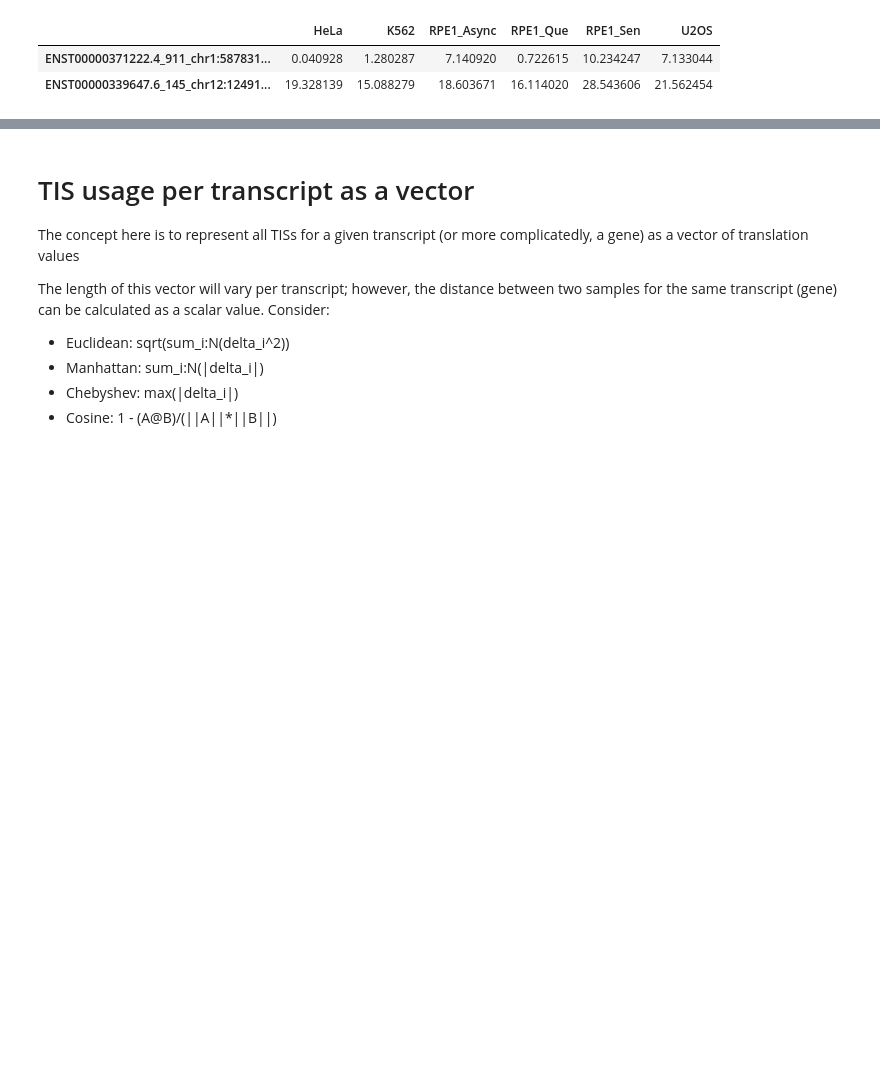
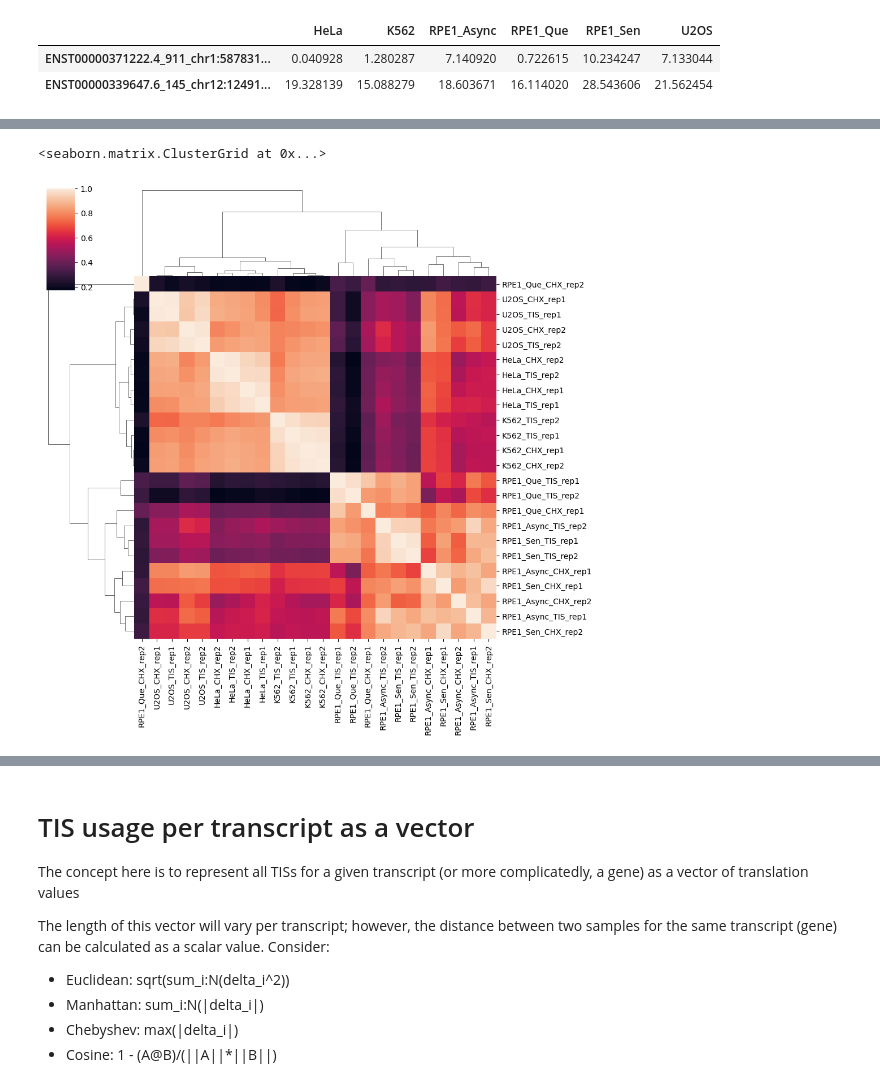
Before and after one commit to cheeseman-lab/coTISja, a Jupyter notebook: src/notebooks/sample_comparison.ipynb, the cells around one changed output, grey strips where cells are left out. Drawn from its saved outputs; the diff is of its cells as text; code cells hidden in the pictures; blank space fills up the shorter version.

```diff
--- a/src/notebooks/sample_comparison.ipynb
+++ b/src/notebooks/sample_comparison.ipynb
@@ -1738,0 +1735,3 @@ rna_counts.loc[['ENST00000371222.4_911_chr1:58783136:-',
+# %%
+rnaseq_manifest = pd.read_csv('/lab/barcheese01/aTIS_data/counts/manifest.csv')
+rnaseq_manifest['sample_string'] = rnaseq_manifest.apply(lambda x: x['cell_line'] + '_' + x['condition'] + '_rep' + str(x['rep']), axis=1)
@@ -1738,0 +1758,14 @@ rna_counts.loc[['ENST00000371222.4_911_chr1:58783136:-',
+# %%
+sample_to_rnaseq = dict()
+for i, r in rnaseq_manifest.iterrows():
+    sample_to_rnaseq[r['sample_string']] = pd.read_csv(os.path.join('/lab/barcheese01/aTIS_data', r['local_path']), sep='\t', index_col=0, header=None)
+# %%
+rnaseq_raw_counts = pd.concat(sample_to_rnaseq, axis=1).drop(
+    ['__no_feature', '__ambiguous', '__too_low_aQual', '__not_aligned', '__alignment_not_unique'], axis=0
+).droplevel(1, axis=1)
+corr_matrix = rnaseq_raw_counts.corr()
+# %%
+sns.clustermap(corr_matrix)
+# %% [output]
+<seaborn.matrix.ClusterGrid at 0x...>
+[figure, added]
```
Also changed, not shown: parts of 31 cells of this notebook.
